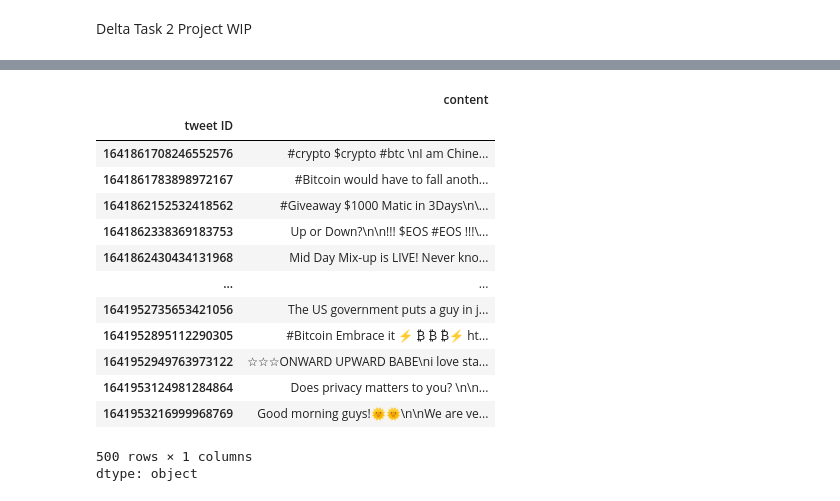
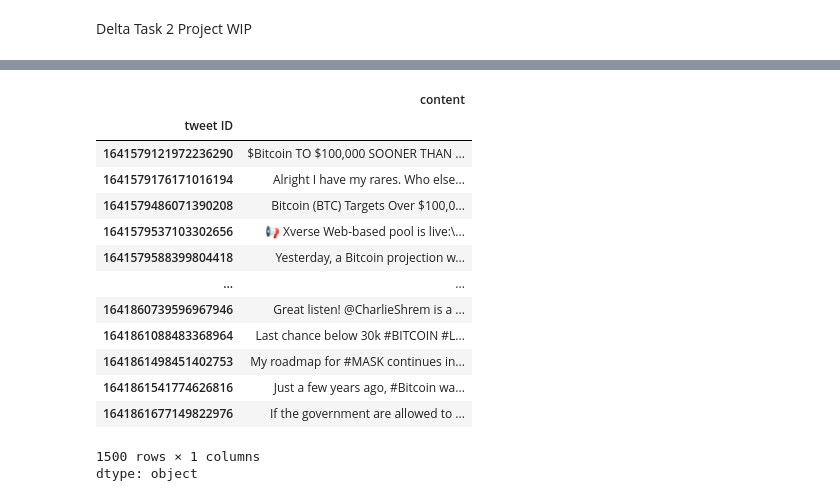
Before and after one commit to busrakasabali/Delta_Task_2, a Jupyter notebook: 1_Introduction.ipynb, the cells around one changed output, grey strips where cells are left out. Saved outputs shown, nothing was run; the diff lists cells and outputs as text; code cells hidden in the pictures.

```diff
--- a/1_Introduction.ipynb
+++ b/1_Introduction.ipynb
@@ -21,0 +5,5 @@ df.head()
+# %%
+#Reading train and test sets into data frame
+
+btc_tweets_train = pd.read_parquet('btc_tweets_train.parquet.gzip')
+btc_tweets_test = pd.read_parquet('btc_tweets_test.parquet.gzip')
@@ -22,18 +25,18 @@ df.head()
 # %%
-df['content']
+btc_tweets_train['content']
 # %% [output]
 |  | content |
 | tweet ID |  |
-| 1641861708246552576 | #crypto $crypto #btc \nI am Chine... |
-| 1641861783898972167 | #Bitcoin would have to fall anoth... |
-| 1641862152532418562 | #Giveaway $1000 Matic in 3Days\n\... |
-| 1641862338369183753 | Up or Down?\n\n!!! $EOS #EOS !!!\... |
-| 1641862430434131968 | Mid Day Mix-up is LIVE! Never kno... |
+| 1641579121972236290 | $Bitcoin TO $100,000 SOONER THAN ... |
+| 1641579176171016194 | Alright I have my rares. Who else... |
+| 1641579486071390208 | Bitcoin (BTC) Targets Over $100,0... |
+| 1641579537103302656 | 📢 Xverse Web-based pool is live:\... |
+| 1641579588399804418 | Yesterday, a Bitcoin projection w... |
 | ... | ... |
-| 1641952735653421056 | The US government puts a guy in j... |
-| 1641952895112290305 | #Bitcoin Embrace it ⚡️ ₿ ₿ ₿⚡️ ht... |
-| 1641952949763973122 | ☆☆☆ONWARD UPWARD BABE\ni love sta... |
-| 1641953124981284864 | Does privacy matters to you? \n\n... |
-| 1641953216999968769 | Good morning guys!🌞🌞\n\nWe are ve... |
+| 1641860739596967946 | Great listen! @CharlieShrem is a ... |
+| 1641861088483368964 | Last chance below 30k #BITCOIN #L... |
+| 1641861498451402753 | My roadmap for #MASK continues in... |
+| 1641861541774626816 | Just a few years ago, #Bitcoin wa... |
+| 1641861677149822976 | If the government are allowed to ... |
-500 rows × 1 columns
+1500 rows × 1 columns
 dtype: object
```
Also changed, not shown: parts of 7 cells of this notebook.
